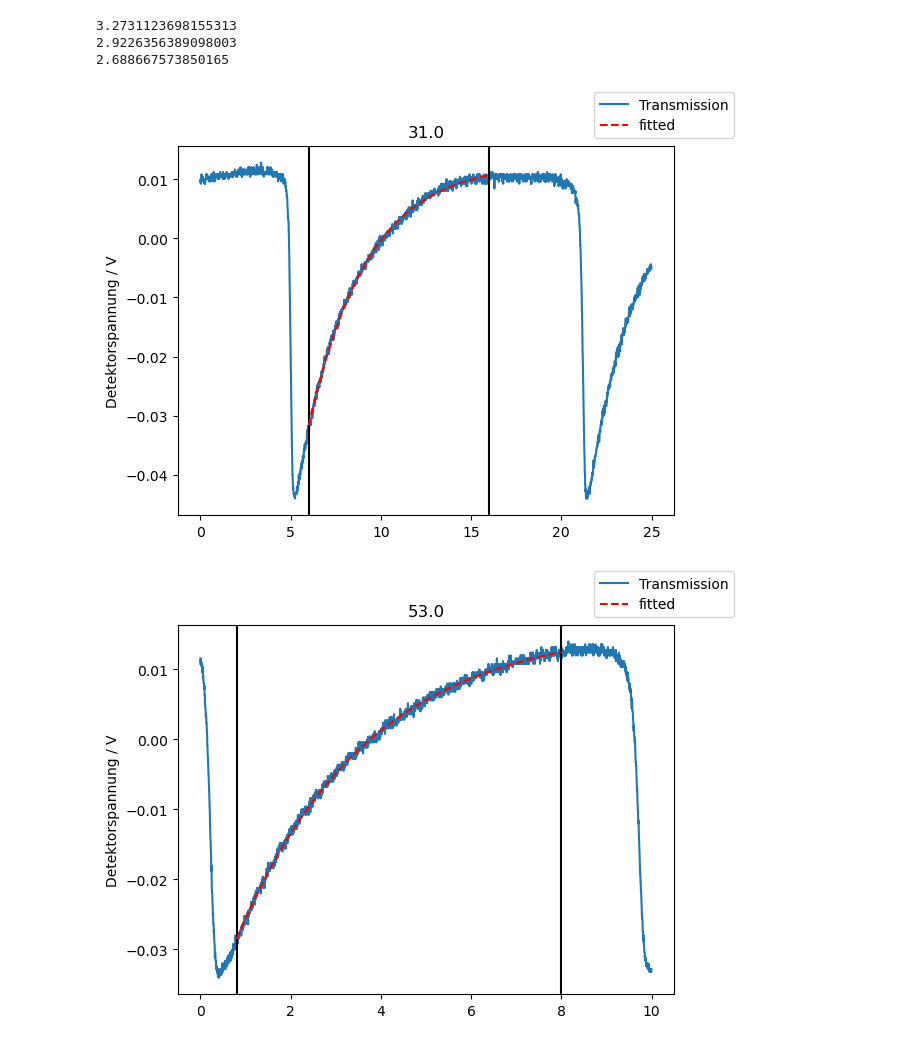
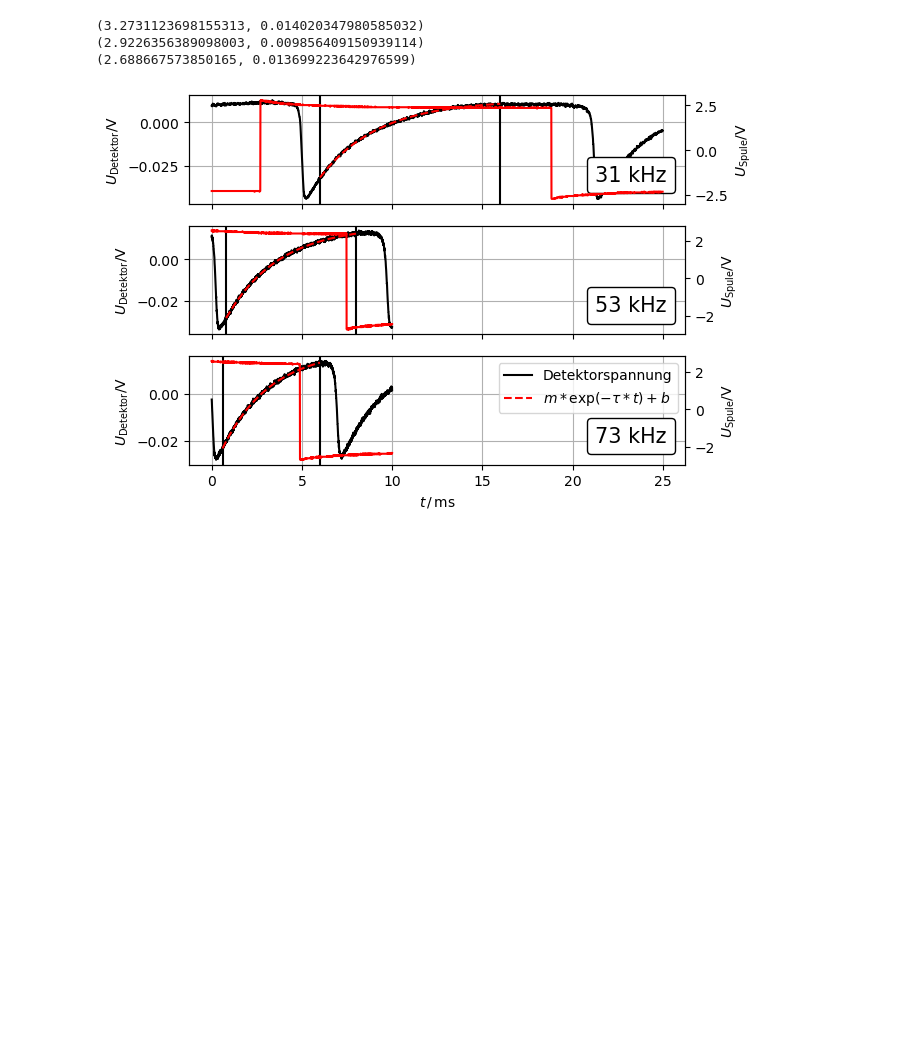
Before and after one commit to hanno22/OptischesPumpen, a Jupyter notebook: notebooks/Orientierungszeit.ipynb, the cells around one changed output. Drawn from its saved outputs; the diff is of its cells as text; code cells hidden in the pictures; blank space fills up the shorter version.

Commit message:
export plots review

```diff
--- a/notebooks/Orientierungszeit.ipynb
+++ b/notebooks/Orientierungszeit.ipynb
@@ -29,32 +12,41 @@ for i, filename in enumerate(filenames):
 # %%
 ranges = {31.0 : [600, 1600], 53.0 : [200, 2000], 73.0 : [150, 1500] }
-for f in data:
-    fig, ax1 = plt.subplots()
+fig, ax = plt.subplots(len(data), 1, sharex='all')
+for i, f in enumerate(data):
+    ax1 = ax[i]
     transmission = data[f][:, 2]
     time = data[f][:, 0] * 1e3
     magnetic_field = data[f][:, 1] / 10
 
     def monoExp(x, m, t, b):
        return m * np.exp(- x / t) + b
 
     p0 = (0.5, 3, 2.25) # start with values near those we expect
     params, cv = scipy.optimize.curve_fit(monoExp, time[ranges[f][0]:ranges[f][1]], transmission[ranges[f][0]:ranges[f][1]], p0)
     m, t, b = params
 
-    ax1.plot(time, transmission, label='Transmission')
+    ax1.plot(time, transmission, 'k', label='Detektorspannung')
     ax1.axvline(time[ranges[f][0]], c='k')
     ax1.axvline(time[ranges[f][1]], c='k')
-    ax1.set(ylabel='Detektorspannung / V', title=f)
+    ax1.set(ylabel='$U_\mathrm{Detektor} / \mathrm{V}$')
 
-    ax1.plot(time[ranges[f][0]:ranges[f][1]], monoExp(time[ranges[f][0]:ranges[f][1]], m, t, b), 'r--', label="fitted")
-    #ax2 = ax1.twinx()
-    #ax2.set(ylabel='Spulenspannung U / V')
-    #ax2.plot(time, magnetic_field, c='r',label='Spulenspannung')
-    print(t)
-    fig.legend()
+    ax1.plot(time[ranges[f][0]:ranges[f][1]], monoExp(time[ranges[f][0]:ranges[f][1]], m, t, b), 'r--', label="$m * \mathrm{exp}(-\\tau*t) + b$")
+
+    at = AnchoredText(
+    f'{f:.0f} kHz', prop=dict(size=15), frameon=True, loc='lower right')
+    at.patch.set_boxstyle("round,pad=0.,rounding_size=0.2")
+    ax1.add_artist(at)
+    ax2 = ax1.twinx()
+    ax2.set(ylabel='$U_\mathrm{Spule} / \mathrm{V}$')
+    ax2.plot(time, magnetic_field, c='r', label='Spulenspannung')
+    ax1.grid()
+    print((t,(np.sqrt(np.diag(cv)), t)[0][1]))
+ax[2].legend()
+ax[2].set(xlabel='$t\,/\, \mathrm{ms}$')
+
+fig.savefig('../output/orientierungszeit.svg')
 # %% [output]
-3.2731123698155313
-2.9226356389098003
-2.688667573850165
+(3.2731123698155313, 0.014020347980585032)
+(2.9226356389098003, 0.009856409150939114)
+(2.688667573850165, 0.013699223642976599)
-[figure, old version]
+[figure, new version]
-[figure, removed]
```
Also changed, not shown: parts of 3 cells of this notebook, 7 other files.
